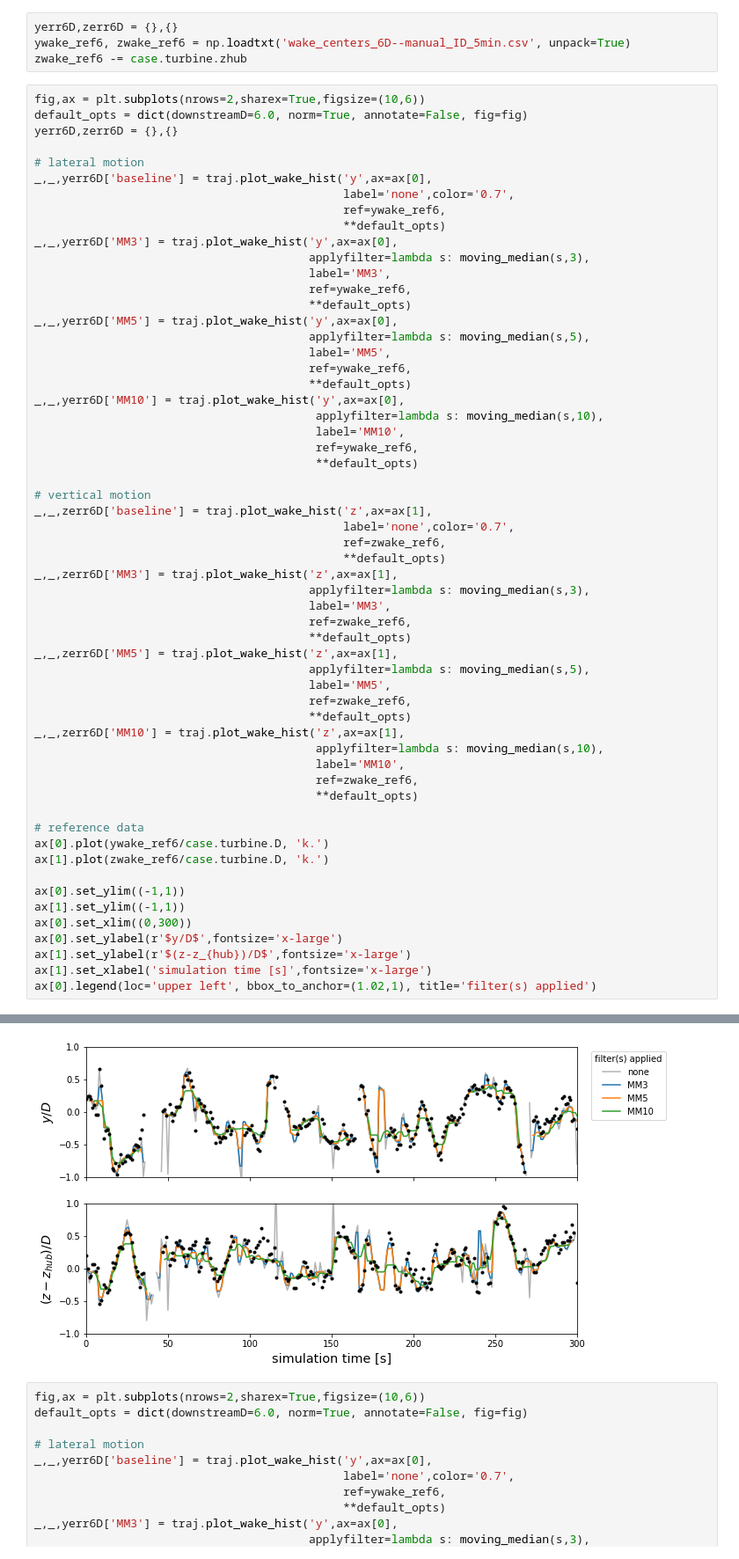
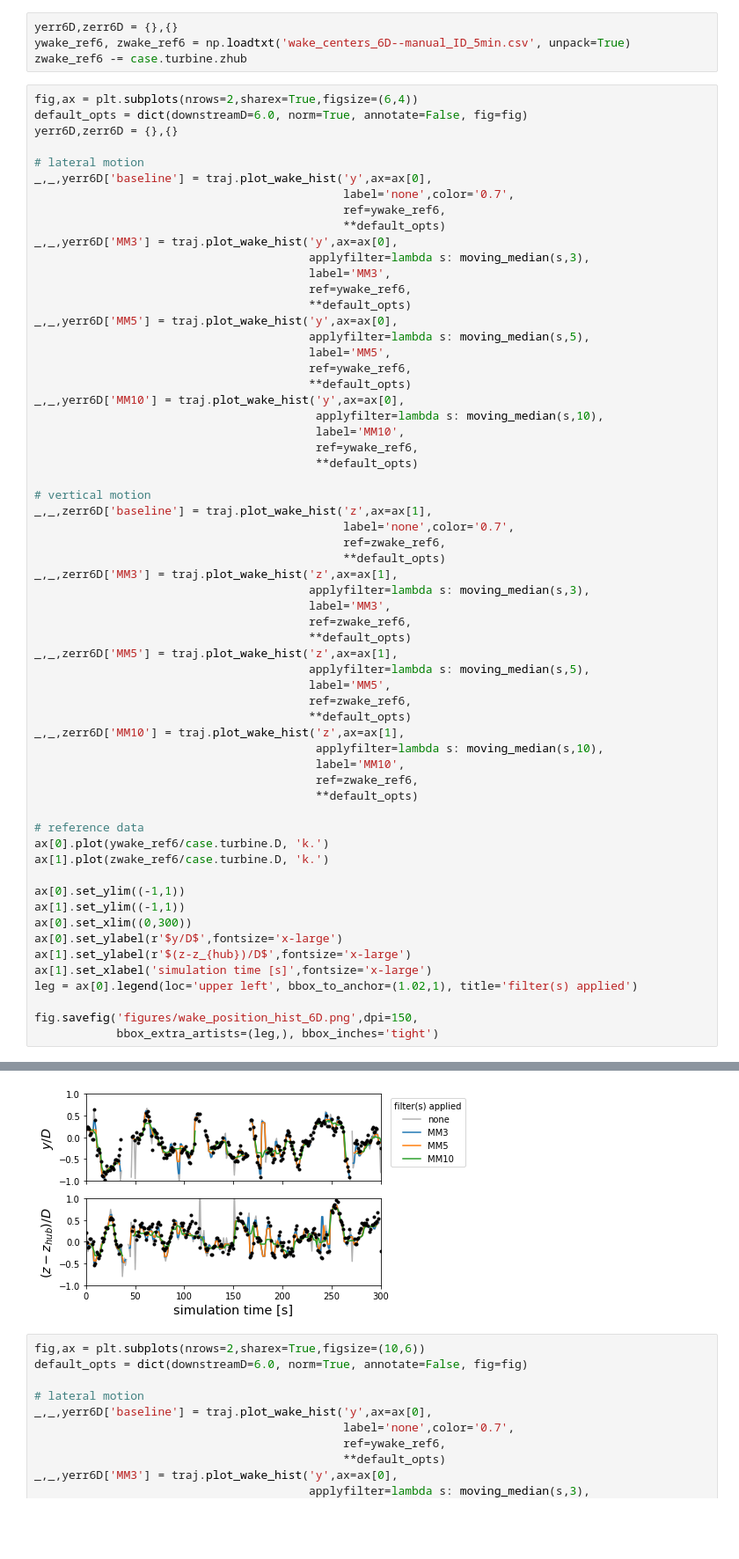
Before and after one commit to ewquon/analysis, a Jupyter notebook: WindTech2019/analysis-Gaussian2D-filtering.ipynb, the cells around one changed output, grey strips where cells are left out. Shown: that part at 88% size. Saved outputs shown, nothing was run; the diff lists cells and outputs as text; blank space fills up the shorter version.

Commit message:
Updated plots for paper

```diff
--- a/WindTech2019/analysis-Gaussian2D-filtering.ipynb
+++ b/WindTech2019/analysis-Gaussian2D-filtering.ipynb
@@ -146,7 +146,7 @@ yerr6D,zerr6D = {},{}
 ywake_ref6, zwake_ref6 = np.loadtxt('wake_centers_6D--manual_ID_5min.csv', unpack=True)
 zwake_ref6 -= case.turbine.zhub
 # %%
-fig,ax = plt.subplots(nrows=2,sharex=True,figsize=(10,6))
+fig,ax = plt.subplots(nrows=2,sharex=True,figsize=(6,4))
 default_opts = dict(downstreamD=6.0, norm=True, annotate=False, fig=fig)
 yerr6D,zerr6D = {},{}
 
@@ -202,5 +202,8 @@ ax[0].set_xlim((0,300))
 ax[0].set_ylabel(r'$y/D$',fontsize='x-large')
 ax[1].set_ylabel(r'$(z-z_{hub})/D$',fontsize='x-large')
 ax[1].set_xlabel('simulation time [s]',fontsize='x-large')
-ax[0].legend(loc='upper left', bbox_to_anchor=(1.02,1), title='filter(s) applied')
+leg = ax[0].legend(loc='upper left', bbox_to_anchor=(1.02,1), title='filter(s) applied')
+
+fig.savefig('figures/wake_position_hist_6D.png',dpi=150,
+            bbox_extra_artists=(leg,), bbox_inches='tight')
 # %% [output]
@@ -208,4 +210,4 @@ ax[0].legend(loc='upper left', bbox_to_anchor=(1.02,1), title='filter(s) applied
-[figure, old version]
+[figure, new version]
 # %%
 fig,ax = plt.subplots(nrows=2,sharex=True,figsize=(10,6))
 default_opts = dict(downstreamD=6.0, norm=True, annotate=False, fig=fig)
```
Also changed, not shown: parts of 1 cell of this notebook.
